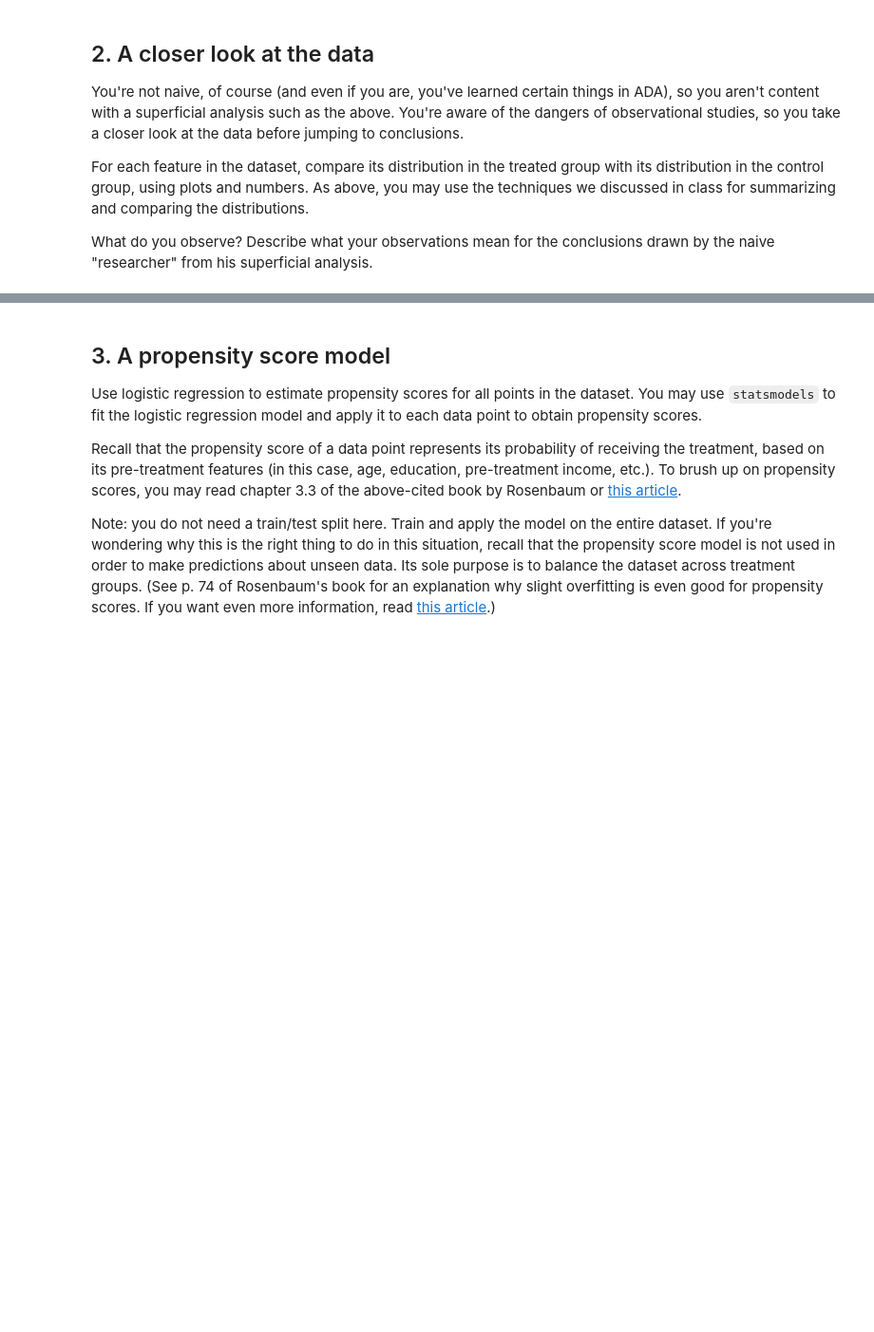
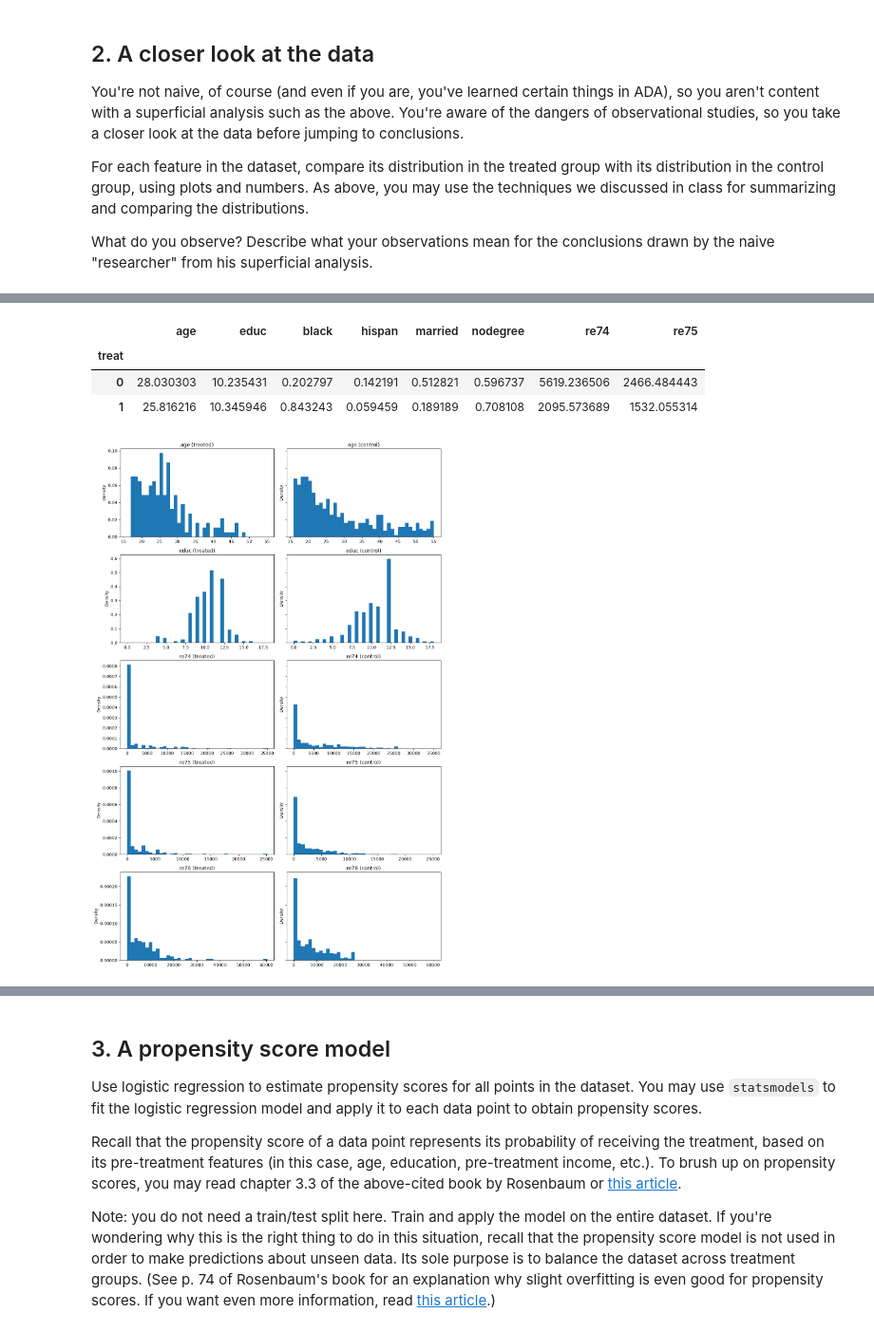
Before and after one commit to mt-tschudin/ADA2026, a Jupyter notebook: Exercises/05 - Causal analysis of observational data/Observational studies exercise.ipynb, the cells around one changed output, grey strips where cells are left out. Shown at 95% size. Saved outputs shown, nothing was run; the diff lists cells and outputs as text; code cells hidden in the pictures; blank space fills up the shorter version.

```diff
--- a/Exercises/05 - Causal analysis of observational data/Observational studies exercise.ipynb
+++ b/Exercises/05 - Causal analysis of observational data/Observational studies exercise.ipynb
@@ -188,0 +197,9 @@ Describe what your observations mean for the conclusions drawn by the naive "res
+# %%
+#make a colum having race
+#header given as "id","treat","age","educ","black","hispan","married","nodegree","re74","re75","re78"
+df['race'] = np.select(
+    [df['black'] == 1, df['hispan'] == 1],   # conditions, checked in order
+    ['Black', 'Hispanic'],                   # value when that condition is True
+    default='White'                          # when neither is True
+)
+df['race'].value_counts()   # check: should show the three groups
@@ -188,0 +322,24 @@ Describe what your observations mean for the conclusions drawn by the naive "res
+# %%
+df.groupby('treat')[['age', 'educ', 'black', 'hispan', 'married', 'nodegree', 're74', 're75']].mean()
+# %% [output]
+|  | age | educ | black | hispan | married | nodegree | re74 | re75 |
+| treat |  |  |  |  |  |  |  |  |
+| 0 | 28.030303 | 10.235431 | 0.202797 | 0.142191 | 0.512821 | 0.596737 | 5619.236506 | 2466.484443 |
+| 1 | 25.816216 | 10.345946 | 0.843243 | 0.059459 | 0.189189 | 0.708108 | 2095.573689 | 1532.055314 |
+# %%
+#claude sol compact
+continuous = ['age', 'educ', 're74', 're75', 're78']
+
+fig, axes = plt.subplots(len(continuous), 2, figsize=(12, 18), sharex='row', sharey='row')
+
+for row, col in enumerate(continuous):
+    bins = np.linspace(df[col].min(), df[col].max(), 40)
+    for j, (mask, label) in enumerate([(mask_treat, 'treated'), (mask_no_treat, 'control')]):
+        ax = axes[row, j]
+        ax.hist(df.loc[mask, col], bins=bins, density=True)
+        ax.set_title(f'{col} ({label})')
+        ax.set_ylabel('Density')
+
+plt.tight_layout()
+# %% [output]
+[figure, added]
```
Also changed, not shown: parts of 51 cells of this notebook.
